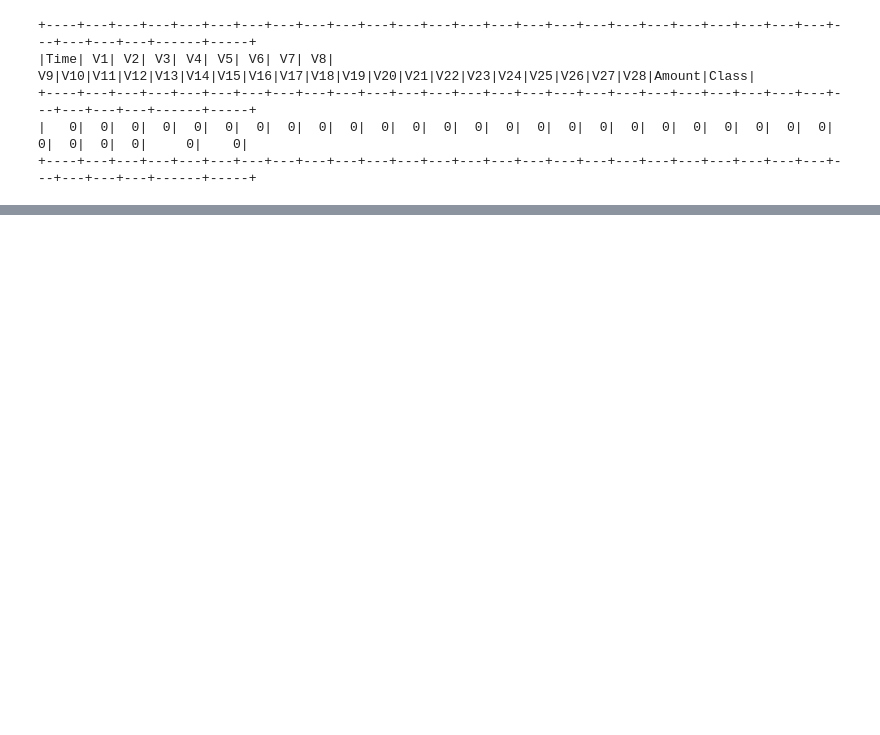
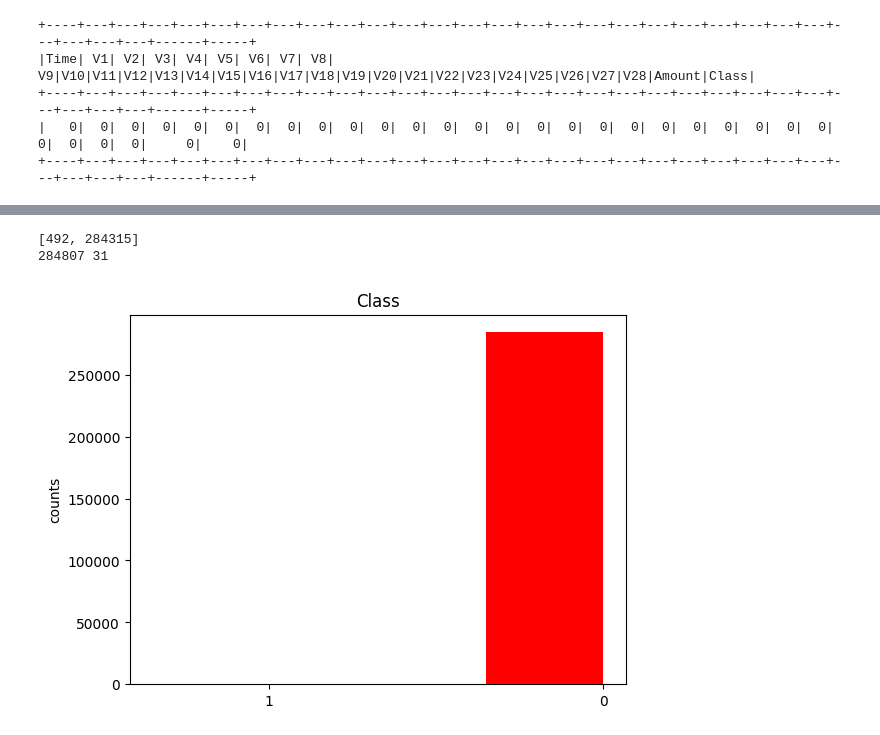
Before and after one commit to anutitto/dissertation, a Jupyter notebook: dissertation.ipynb, the cells around one changed output, grey strips where cells are left out. Saved outputs shown, nothing was run; the diff lists cells and outputs as text; code cells hidden in the pictures; blank space fills up the shorter version.

```diff
--- a/dissertation.ipynb
+++ b/dissertation.ipynb
@@ -34,3 +34,9 @@ df2.show()
 +----+---+---+---+---+---+---+---+---+---+---+---+---+---+---+---+---+---+---+---+---+---+---+---+---+---+---+---+---+------+-----+
 |   0|  0|  0|  0|  0|  0|  0|  0|  0|  0|  0|  0|  0|  0|  0|  0|  0|  0|  0|  0|  0|  0|  0|  0|  0|  0|  0|  0|  0|     0|    0|
 +----+---+---+---+---+---+---+---+---+---+---+---+---+---+---+---+---+---+---+---+---+---+---+---+---+---+---+---+---+------+-----+
+# %%
+from pyspark.sql.functions import desc, row_number, monotonically_increasing_id
+from pyspark.sql.window import Window
+
+df_new = df.withColumn('id', row_number().over(Window.orderBy(monotonically_increasing_id())))
+df_new.show()
@@ -36,0 +61,3 @@ df2.show()
+# %%
+df_new=df_new.select('id','Time','V1','V2','V3','V4','V5','V6','V7','V8','V9','V10','V11','V12','V13','V14','V15','V16','V17','V18','V19','V20','V21','V22','V23','V24','V25','V26','V27','Amount','Class')
+df_new.show()
@@ -36,0 +82,20 @@ df2.show()
+# %%
+import numpy as np
+import matplotlib.pyplot as plt
+
+responses = df_new.groupBy('Class').count().collect()
+categories = [i[0] for i in responses]
+counts = [i[1] for i in responses]
+print(counts)
+ind = np.array(range(len(categories)))
+width = 0.35
+plt.bar(ind, counts, width=width, color='r')
+
+plt.ylabel('counts')
+plt.title('Class')
+plt.xticks(ind + width/2., categories)
+print(df_new.count(),len(df_new.columns))
+# %% [output]
+[492, 284315]
+284807 31
+[figure, added]
```
Also changed, not shown: parts of 10 cells of this notebook.
